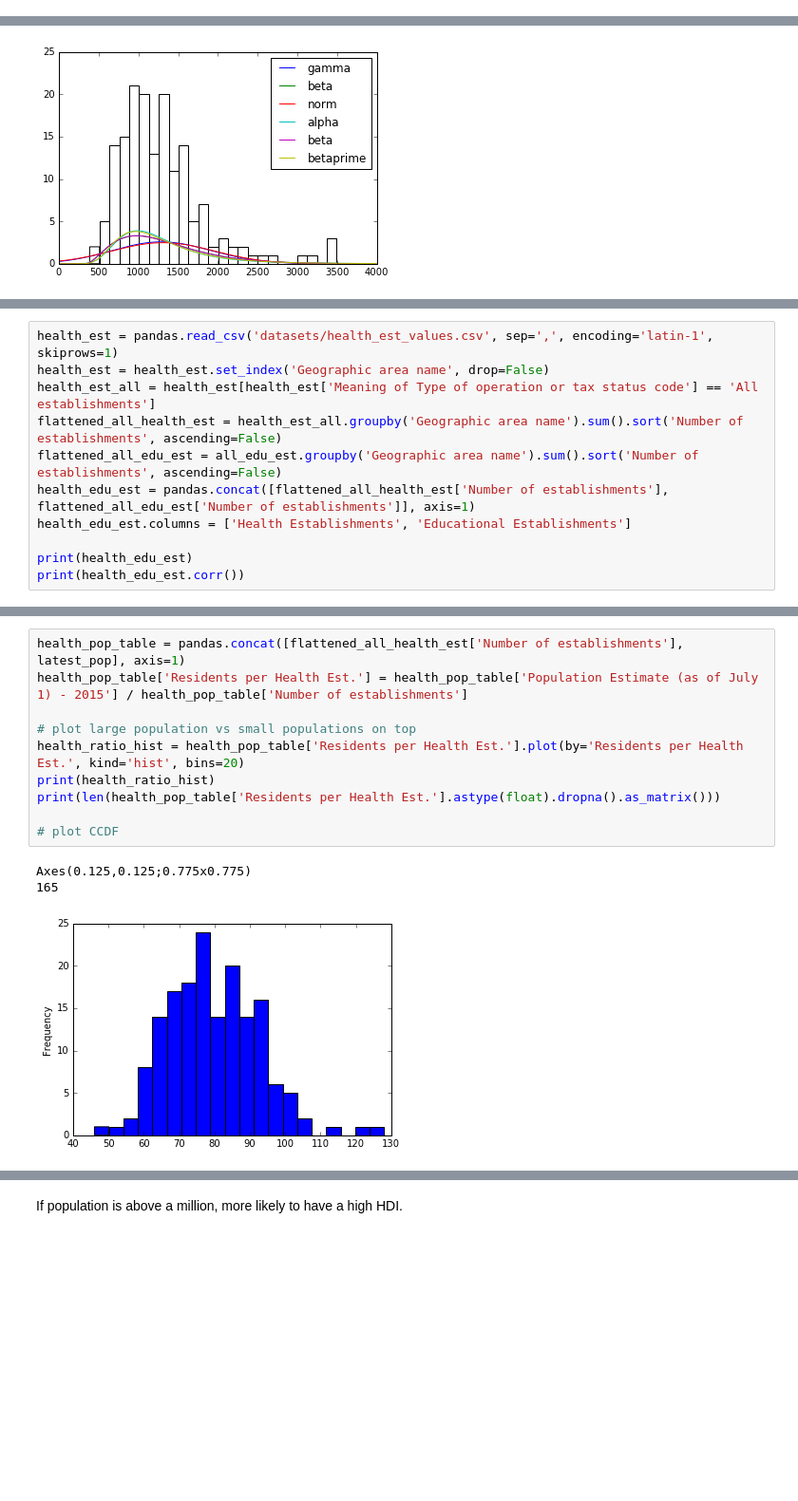
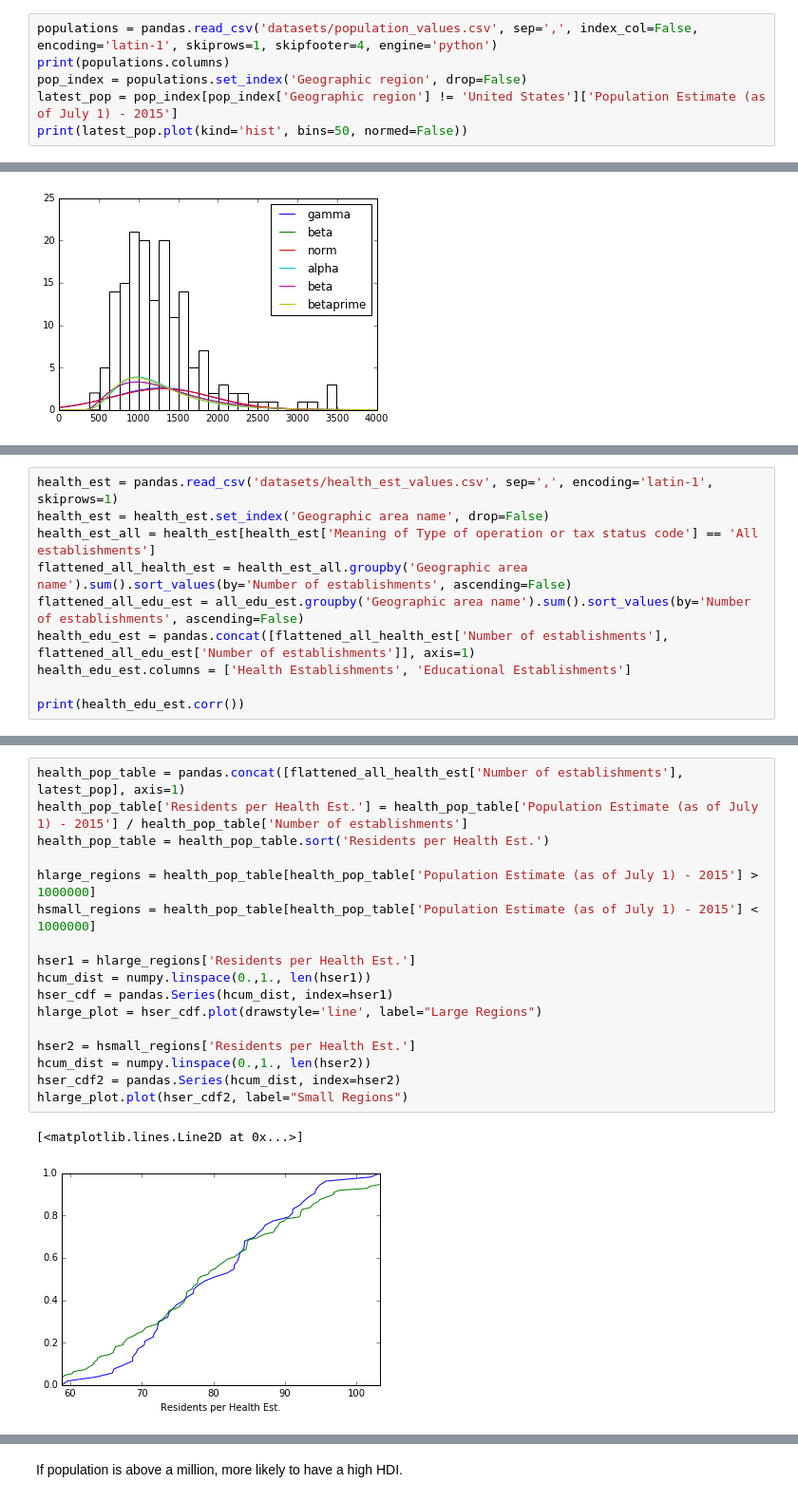
Before and after one commit to jacobjzhang/applied-stats-midterm, a Jupyter notebook: midterm-project.ipynb, the cells around one changed output, grey strips where cells are left out. Shown: that part at 95% size. Saved outputs shown, nothing was run; the diff lists cells and outputs as text; blank space fills up the shorter version.

```diff
--- a/midterm-project.ipynb
+++ b/midterm-project.ipynb
@@ -8,0 +11,6 @@ The first step is to wrangle our data so that we are able to properly utilize th
+# %%
+populations = pandas.read_csv('datasets/population_values.csv', sep=',', index_col=False, encoding='latin-1', skiprows=1, skipfooter=4, engine='python')
+print(populations.columns)
+pop_index = populations.set_index('Geographic region', drop=False)
+latest_pop = pop_index[pop_index['Geographic region'] != 'United States']['Population Estimate (as of July 1) - 2015']
+print(latest_pop.plot(kind='hist', bins=50, normed=False))
@@ -220,11 +190,10 @@ We can now incorporate the number of healthcare institutions. It would be intere
 health_est = pandas.read_csv('datasets/health_est_values.csv', sep=',', encoding='latin-1', skiprows=1)
 health_est = health_est.set_index('Geographic area name', drop=False)
 health_est_all = health_est[health_est['Meaning of Type of operation or tax status code'] == 'All establishments']
-flattened_all_health_est = health_est_all.groupby('Geographic area name').sum().sort('Number of establishments', ascending=False)
-flattened_all_edu_est = all_edu_est.groupby('Geographic area name').sum().sort('Number of establishments', ascending=False)
+flattened_all_health_est = health_est_all.groupby('Geographic area name').sum().sort_values(by='Number of establishments', ascending=False)
+flattened_all_edu_est = all_edu_est.groupby('Geographic area name').sum().sort_values(by='Number of establishments', ascending=False)
 health_edu_est = pandas.concat([flattened_all_health_est['Number of establishments'], flattened_all_edu_est['Number of establishments']], axis=1)
 health_edu_est.columns = ['Health Establishments', 'Educational Establishments']
 
-print(health_edu_est)
 print(health_edu_est.corr())
 # %% [output]
@@ -248,14 +205,20 @@ Educational Estab...             0.987437               1.000000
 # %%
 health_pop_table = pandas.concat([flattened_all_health_est['Number of establishments'], latest_pop], axis=1)
 health_pop_table['Residents per Health Est.'] = health_pop_table['Population Estimate (as of July 1) - 2015'] / health_pop_table['Number of establishments']
+health_pop_table = health_pop_table.sort('Residents per Health Est.')
 
-# plot large population vs small populations on top
-health_ratio_hist = health_pop_table['Residents per Health Est.'].plot(by='Residents per Health Est.', kind='hist', bins=20)
-print(health_ratio_hist)
-print(len(health_pop_table['Residents per Health Est.'].astype(float).dropna().as_matrix()))
+hlarge_regions = health_pop_table[health_pop_table['Population Estimate (as of July 1) - 2015'] > 1000000]
+hsmall_regions = health_pop_table[health_pop_table['Population Estimate (as of July 1) - 2015'] < 1000000]
 
-# plot CCDF
+hser1 = hlarge_regions['Residents per Health Est.']
+hcum_dist = numpy.linspace(0.,1., len(hser1))
+hser_cdf = pandas.Series(hcum_dist, index=hser1)
+hlarge_plot = hser_cdf.plot(drawstyle='line', label="Large Regions")
+
+hser2 = hsmall_regions['Residents per Health Est.']
+hcum_dist = numpy.linspace(0.,1., len(hser2))
+hser_cdf2 = pandas.Series(hcum_dist, index=hser2)
+hlarge_plot.plot(hser_cdf2, label="Small Regions")
 # %% [output]
-Axes(0.125,0.125;0.775x0.775)
-165
+[<matplotlib.lines.Line2D at 0x...>]
-[figure, old version]
+[figure, new version]
```
Also changed, not shown: parts of 38 cells of this notebook, 1 other file.
